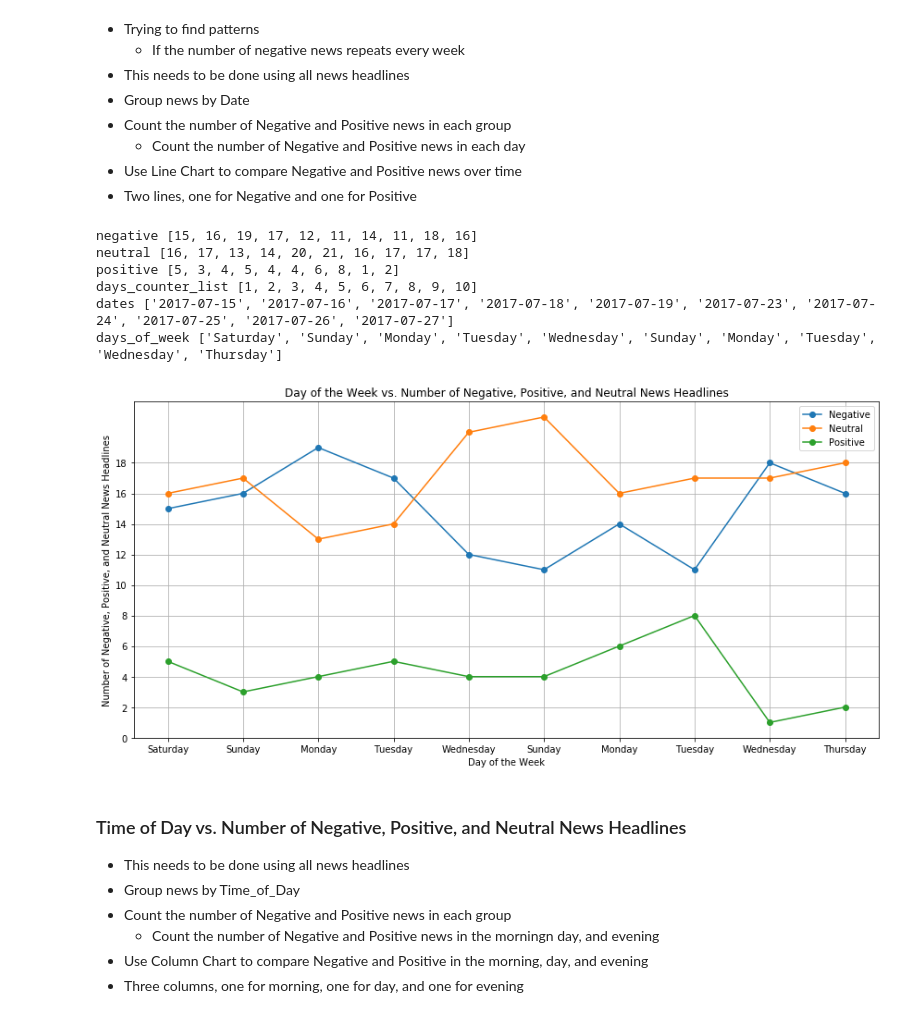
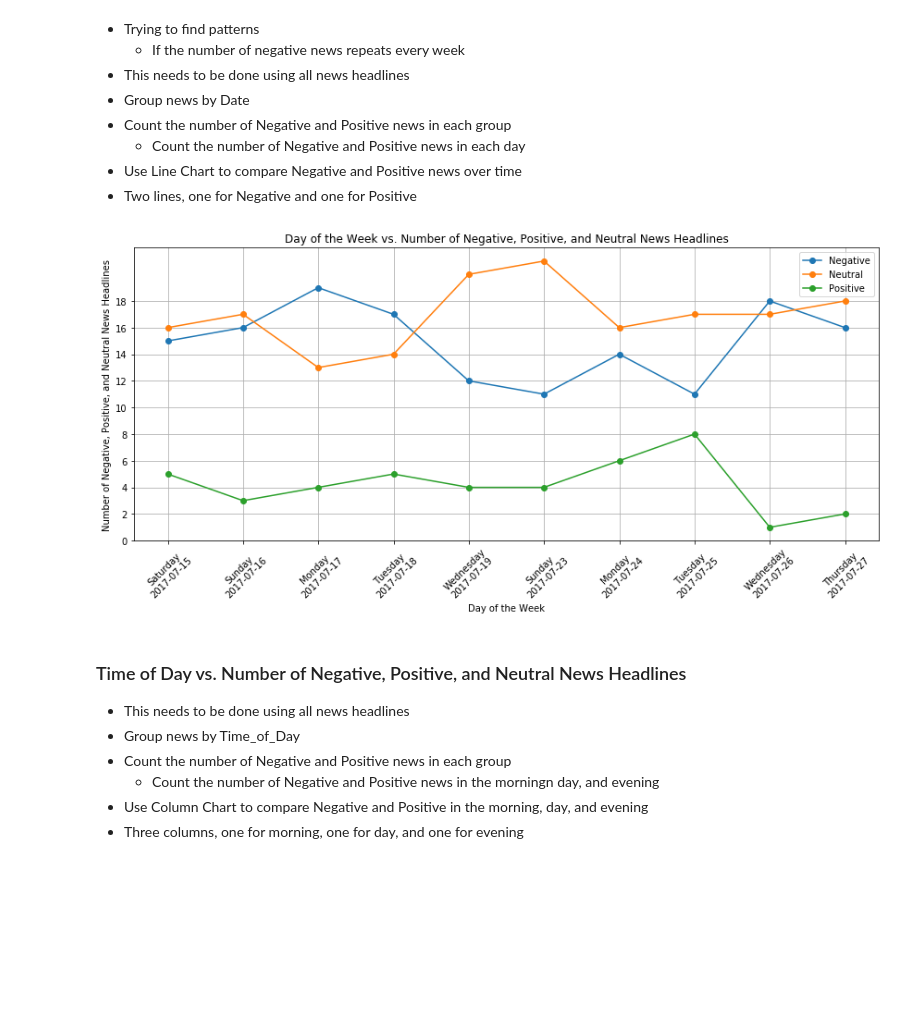
Before and after one commit to 00111000/Analyzing-Trends-in-News-Headlines, a Jupyter notebook: Analyzing-Trends-in-News-Headlines.ipynb, the cells around one changed output. Saved outputs shown, nothing was run; the diff lists cells and outputs as text; code cells hidden in the pictures; blank space fills up the shorter version.

```diff
--- a/Analyzing-Trends-in-News-Headlines.ipynb
+++ b/Analyzing-Trends-in-News-Headlines.ipynb
@@ -284,6 +285,14 @@ dates = sorted(dates)
 dates_df = pd.DataFrame(dates)
 days_of_week = pd.to_datetime(dates_df[0]).dt.weekday_name
 days_of_week = list(days_of_week)
+
+# Create a list, which contains combinations of `dates` and `days_of_week`
+days_of_week_dates = []
+
+# Fill the `days_of_week_dates` list
+for day, date in zip(days_of_week, dates):
+    temp = day + '\n' + date
+    days_of_week_dates.append(temp)
 
 # Group rows by DATE
 # In each group count the number of Negative, Neutral, and Positive news
@@ -311,52 +320,57 @@ for date in dates:
             days_counter_list.append(days_counter)
             days_counter += 1
 
-            negative.append(date_grouped[date][emotion])
+            try:
+                negative.append(date_grouped[date][emotion])
+            except:
+                negative.append(0)
 
         if emotion == 'neutral':
-            neutral.append(date_grouped[date][emotion])
+
+            try:
+                neutral.append(date_grouped[date][emotion])
+            except:
+                neutral.append(0)
 
         if emotion == 'positive':
-            positive.append(date_grouped[date][emotion])
 
-print('negative', negative)
-print('neutral', neutral)
-print('positive', positive)
-print('days_counter_list', days_counter_list)
-print('dates', dates)
-print('days_of_week', days_of_week)
+            try:
+                positive.append(date_grouped[date][emotion])
+            except:
+                positive.append(0)
+
+# print('negative', negative)
+# print('neutral', neutral)
+# print('positive', positive)
+# print('days_counter_list', days_counter_list)
+# print('dates', dates)
+# print('days_of_week', days_of_week)
 
 # Plot Line Chart
 fig1, ax1 = plt.subplots(figsize = (12, 6))
 
 # Define lines
 ax1.plot(days_counter_list, negative, marker='o', zorder = 3, label = 'Negative')
 ax1.plot(days_counter_list, neutral, marker='o', zorder = 3, label = 'Neutral')
 ax1.plot(days_counter_list, positive, marker='o', zorder = 3, label = 'Positive')
 
 # Define labels
 plt.title('Day of the Week vs. Number of Negative, Positive, and Neutral News Headlines')
 plt.xlabel('Day of the Week')
 plt.ylabel('Number of Negative, Positive, and Neutral News Headlines')
 
 # Define x and y-axis ticks
-plt.xticks(days_counter_list, days_of_week)
+plt.xticks(days_counter_list, days_of_week_dates, rotation = 45)
 plt.yticks(np.arange(0, 20, 2))
 
 # Plot settings
 plt.grid(zorder = 0)
 plt.legend()
 plt.tight_layout()
 
 plt.show()
 # %% [output]
-negative [15, 16, 19, 17, 12, 11, 14, 11, 18, 16]
-neutral [16, 17, 13, 14, 20, 21, 16, 17, 17, 18]
-positive [5, 3, 4, 5, 4, 4, 6, 8, 1, 2]
-days_counter_list [1, 2, 3, 4, 5, 6, 7, 8, 9, 10]
-dates ['2017-07-15', '2017-07-16', '2017-07-17', '2017-07-18', '2017-07-19', '2017-07-23', '2017-07-24', '2017-07-25', '2017-07-26', '2017-07-27']
-days_of_week ['Saturday', 'Sunday', 'Monday', 'Tuesday', 'Wednesday', 'Sunday', 'Monday', 'Tuesday', 'Wednesday', 'Thursday']
-[figure, old version]
+[figure, new version]
 # %% [markdown]
 ### Time of Day vs. Number of Negative, Positive, and Neutral News Headlines
 
```
Also changed, not shown: parts of 7 cells of this notebook.
